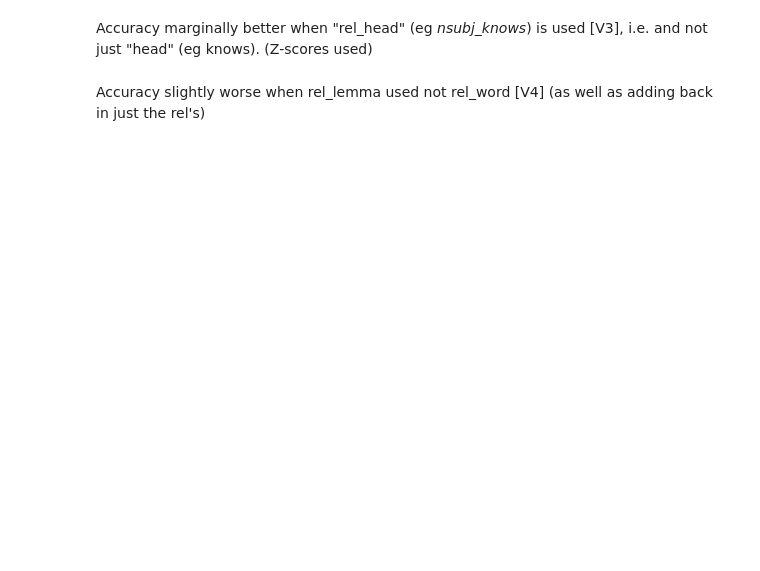
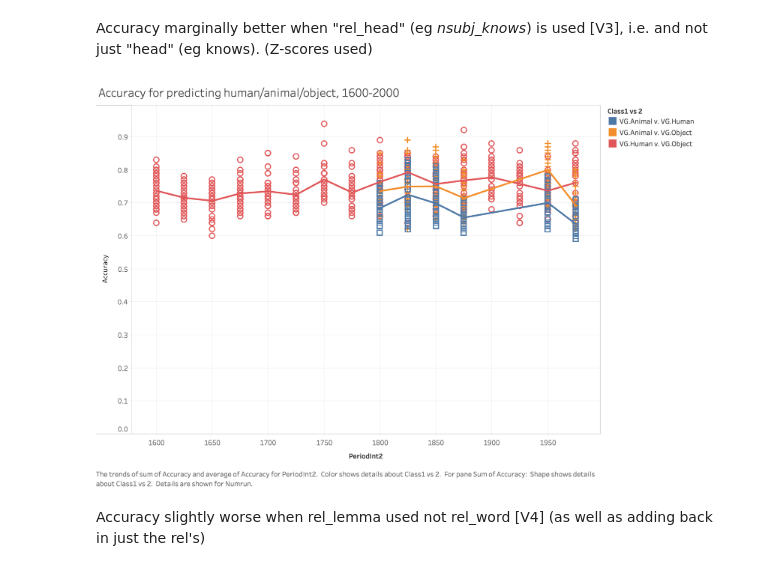
Before and after one commit to quadrismegistus/personhood, a Jupyter notebook: GrammarOfPersonhood.ipynb, the cells around one changed output. Drawn from its saved outputs; the diff is of its cells as text; code cells hidden in the pictures; blank space fills up the shorter version.

```diff
--- a/GrammarOfPersonhood.ipynb
+++ b/GrammarOfPersonhood.ipynb
@@ -374,7 +366,9 @@ Accuracy gets worse when we turn on standardization (Z-score) for features. Why?
 # %% [markdown]
 Accuracy marginally better when "rel_head" (eg *nsubj_knows*) is used [V3], i.e. and not just "head" (eg knows). (Z-scores used)
 # %%
-#show('images/Accuracy for predicting humananimalobject, 1600-2000.V3 with rel_word.png')
+show('images/Accuracy for predicting humananimalobject, 1600-2000.V3 with rel_word.png')
+# %% [output]
+[figure, added]
 # %% [markdown]
 Accuracy slightly worse when rel_lemma used not rel_word [V4] (as well as adding back in just the rel's)
 # %%
```
Also changed, not shown: parts of 19 cells of this notebook.
